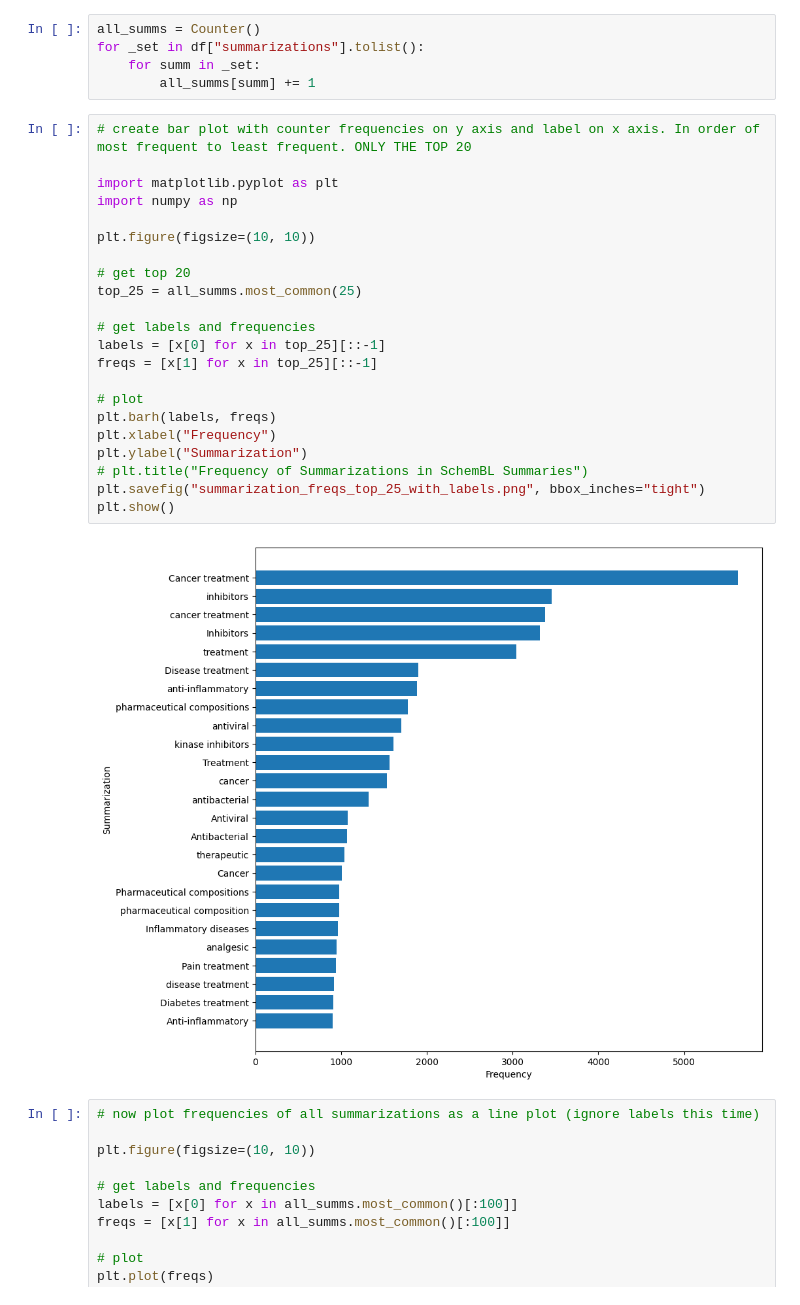
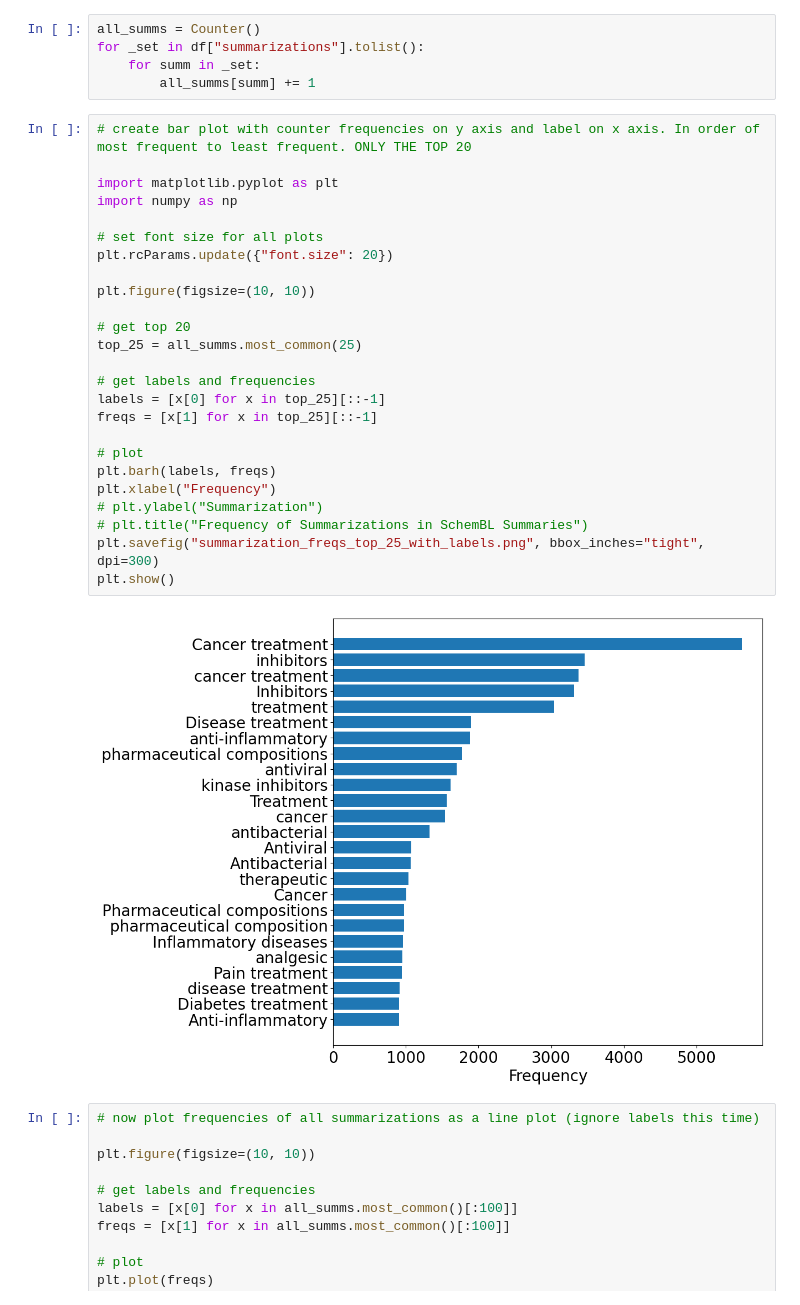
Before and after one commit to kosonocky/CheF, a Jupyter notebook: scripts/misc/dataset_bias_analysis.ipynb, the cells around one changed output. Drawn from its saved outputs; the diff is of its cells as text.

```diff
--- a/scripts/misc/dataset_bias_analysis.ipynb
+++ b/scripts/misc/dataset_bias_analysis.ipynb
@@ -14,27 +14,30 @@ for _set in df["summarizations"].tolist():
 # %%
 # create bar plot with counter frequencies on y axis and label on x axis. In order of most frequent to least frequent. ONLY THE TOP 20
 
 import matplotlib.pyplot as plt
 import numpy as np
+
+# set font size for all plots
+plt.rcParams.update({"font.size": 20})
 
 plt.figure(figsize=(10, 10))
 
 # get top 20
 top_25 = all_summs.most_common(25)
 
 # get labels and frequencies
 labels = [x[0] for x in top_25][::-1]
 freqs = [x[1] for x in top_25][::-1]
 
 # plot
 plt.barh(labels, freqs)
 plt.xlabel("Frequency")
-plt.ylabel("Summarization")
+# plt.ylabel("Summarization")
 # plt.title("Frequency of Summarizations in SchemBL Summaries")
-plt.savefig("summarization_freqs_top_25_with_labels.png", bbox_inches="tight")
+plt.savefig("summarization_freqs_top_25_with_labels.png", bbox_inches="tight", dpi=300)
 plt.show()
 # %% [output]
-[figure, old version]
+[figure, new version]
 # %%
 # now plot frequencies of all summarizations as a line plot (ignore labels this time)
 
```
